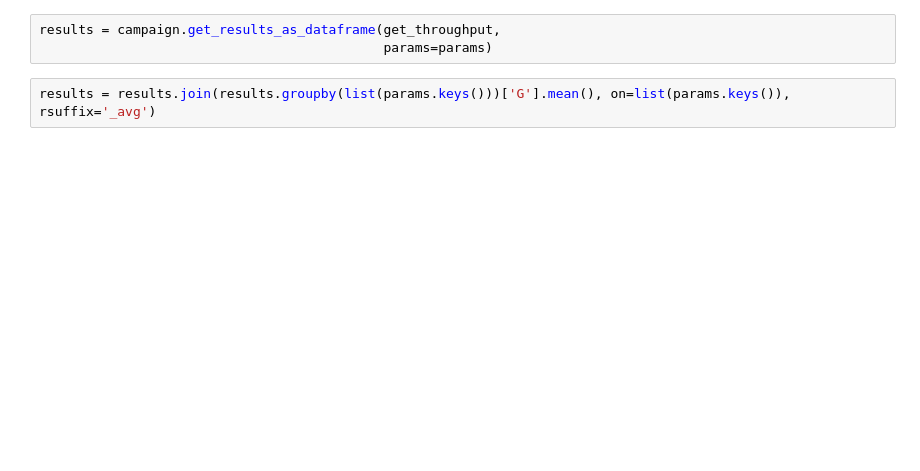
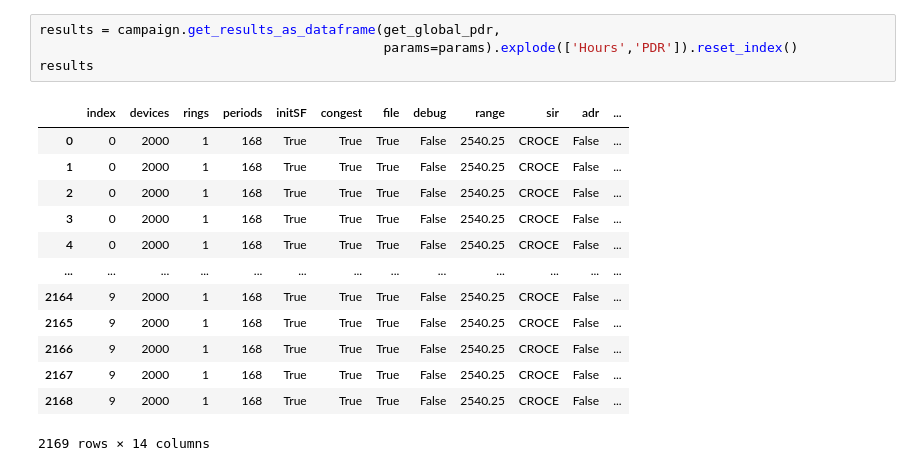
Before and after one commit to signetlabdei/lorawan, a Jupyter notebook: experiments/congestion/congestion.ipynb, the cells around one changed output. Saved outputs shown, nothing was run; the diff lists cells and outputs as text; blank space fills up the shorter version.

```diff
--- a/experiments/congestion/congestion.ipynb
+++ b/experiments/congestion/congestion.ipynb
@@ -53,5 +54,18 @@ def get_throughput(result):
 # %%
-results = campaign.get_results_as_dataframe(get_throughput,
-                                            params=params)
+results = campaign.get_results_as_dataframe(get_global_pdr,
+                                            params=params).explode(['Hours','PDR']).reset_index()
+results
+# %% [output]
+|  | index | devices | rings | periods | initSF | congest | file | debug | range | sir | adr | ... |
+| 0 | 0 | 2000 | 1 | 168 | True | True | True | False | 2540.25 | CROCE | False | ... |
+| 1 | 0 | 2000 | 1 | 168 | True | True | True | False | 2540.25 | CROCE | False | ... |
+| 2 | 0 | 2000 | 1 | 168 | True | True | True | False | 2540.25 | CROCE | False | ... |
+| 3 | 0 | 2000 | 1 | 168 | True | True | True | False | 2540.25 | CROCE | False | ... |
+| 4 | 0 | 2000 | 1 | 168 | True | True | True | False | 2540.25 | CROCE | False | ... |
+| ... | ... | ... | ... | ... | ... | ... | ... | ... | ... | ... | ... | ... |
+| 2164 | 9 | 2000 | 1 | 168 | True | True | True | False | 2540.25 | CROCE | False | ... |
+| 2165 | 9 | 2000 | 1 | 168 | True | True | True | False | 2540.25 | CROCE | False | ... |
+| 2166 | 9 | 2000 | 1 | 168 | True | True | True | False | 2540.25 | CROCE | False | ... |
+| 2167 | 9 | 2000 | 1 | 168 | True | True | True | False | 2540.25 | CROCE | False | ... |
+| 2168 | 9 | 2000 | 1 | 168 | True | True | True | False | 2540.25 | CROCE | False | ... |
+2169 rows × 14 columns
-# %%
-results = results.join(results.groupby(list(params.keys()))['G'].mean(), on=list(params.keys()), rsuffix='_avg')
```
Also changed, not shown: parts of 11 cells of this notebook, 3 other files.
